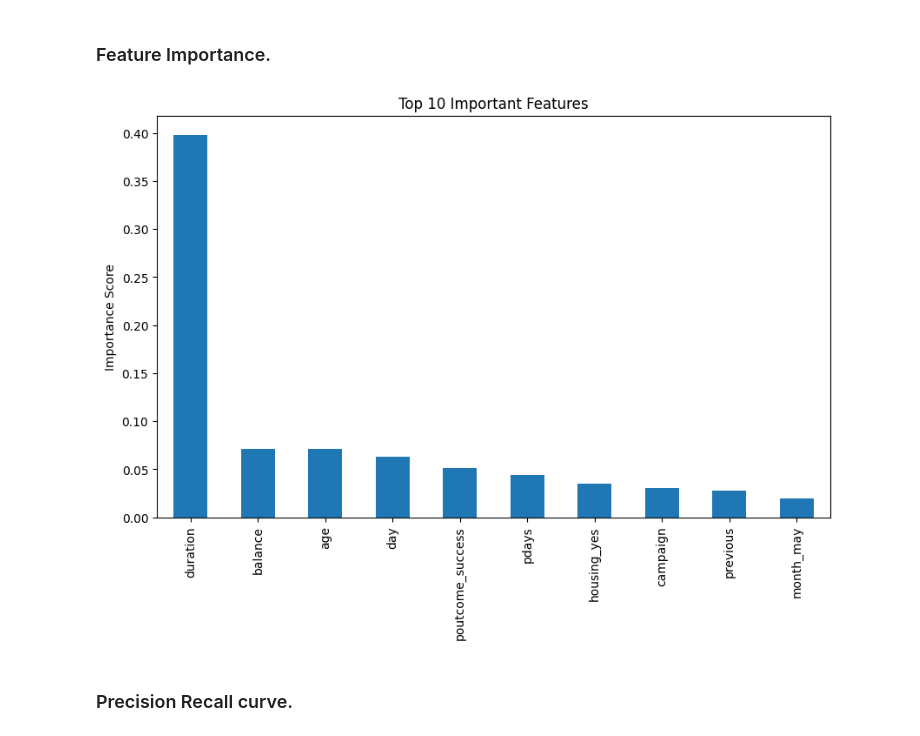
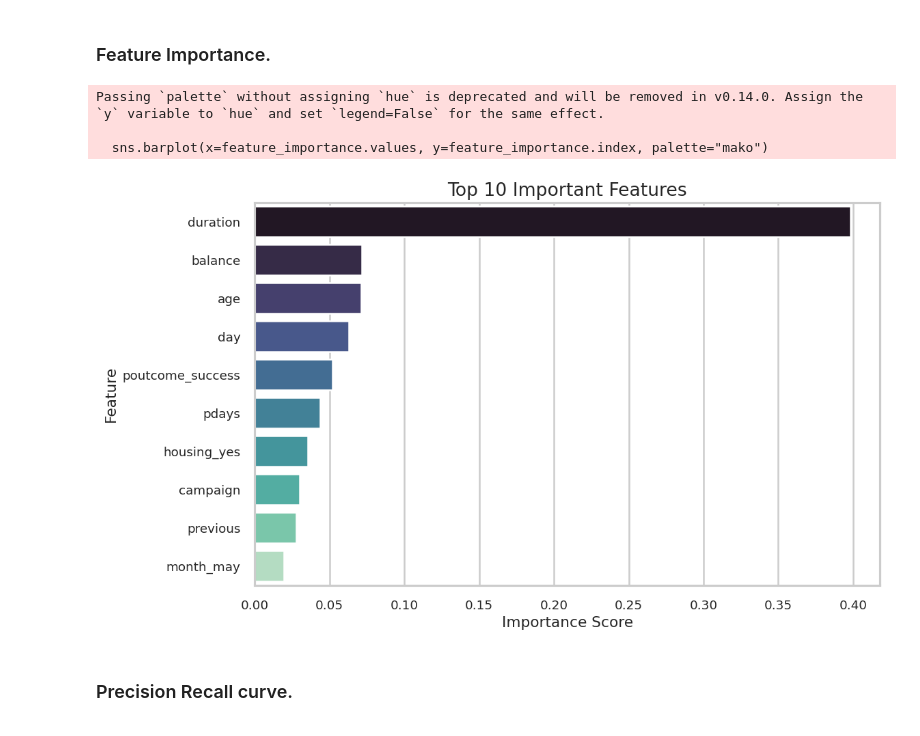
Before and after one commit to JISOOUNNIE1234/MSc_Data_Science_Project, a Jupyter notebook: DS_Project_Srujan.ipynb, the cells around one changed output. Saved outputs shown, nothing was run; the diff lists cells and outputs as text; code cells hidden in the pictures.

```diff
--- a/DS_Project_Srujan.ipynb
+++ b/DS_Project_Srujan.ipynb
@@ -165,8 +240,11 @@ Several features contain "unknown" → implicit missing values
 ### Numerical vs Target
 # %%
 for col in ['age', 'balance', 'duration']:
-    plt.figure(figsize=(5,3))
-    sns.boxplot(x='y', y=col, data=df)
-    plt.title(f'{col} vs Subscription')
+    plt.figure(figsize=(7,5))
+    sns.boxplot(data=df, x='y', y=col, hue='y', palette='Set2', legend=False)
+    plt.title(f"{col.capitalize()} vs Subscription Outcome")
+    plt.xlabel("Subscription Outcome")
+    plt.ylabel(col.capitalize())
+    plt.tight_layout()
     plt.show()
 # %% [output]
@@ -176,9 +254,2 @@ for col in ['age', 'balance', 'duration']:
 # %% [markdown]
 ### Categorical vs Target
-# %%
-for col in ['job', 'education', 'housing', 'loan', 'contact']:
-    plt.figure(figsize=(6,3))
-    sns.countplot(x=col, hue='y', data=df)
-    plt.xticks(rotation=45)
-    plt.title(f'{col} vs Subscription')
-    plt.show()
@@ -190,0 +256,18 @@ for col in ['job', 'education', 'housing', 'loan', 'contact']:
+# %%
+for col in ['job', 'education', 'housing', 'loan', 'contact']:
+    prop_df = (
+        df.groupby([col, 'y'])
+        .size()
+        .reset_index(name='count')
+    )
+    total_per_group = prop_df.groupby(col)['count'].transform('sum')
+    prop_df['proportion'] = prop_df['count'] / total_per_group
+
+    plt.figure(figsize=(10,5))
+    sns.barplot(data=prop_df, x=col, y='proportion', hue='y', palette='Set2')
+    plt.title(f"Subscription Proportion by {col.capitalize()}")
+    plt.xlabel(col.capitalize())
+    plt.ylabel("Proportion")
+    plt.xticks(rotation=30)
+    plt.tight_layout()
+    plt.show()
@@ -646,15 +739,20 @@ Best parameters: {'max_depth': 20, 'min_samples_split': 5, 'n_estimators': 100}
 ### Feature Importance.
 # %%
 feature_importance = pd.Series(best_rf.feature_importances_, index=X_train.columns)
-feature_importance = feature_importance.sort_values(ascending=False)
+feature_importance = feature_importance.sort_values(ascending=False).head(10)
 
 plt.figure(figsize=(10,6))
-feature_importance.head(10).plot(kind='bar')
+sns.barplot(x=feature_importance.values, y=feature_importance.index, palette="mako")
 plt.title("Top 10 Important Features")
-plt.ylabel("Importance Score")
+plt.xlabel("Importance Score")
+plt.ylabel("Feature")
+plt.tight_layout()
 plt.show()
 # %% [output]
+Passing `palette` without assigning `hue` is deprecated and will be removed in v0.14.0. Assign the `y` variable to `hue` and set `legend=False` for the same effect.
+
+  sns.barplot(x=feature_importance.values, y=feature_importance.index, palette="mako")
-[figure, old version]
+[figure, new version]
 # %% [markdown]
 ### Precision Recall curve.
 # %%
```
Also changed, not shown: parts of 38 cells of this notebook.
